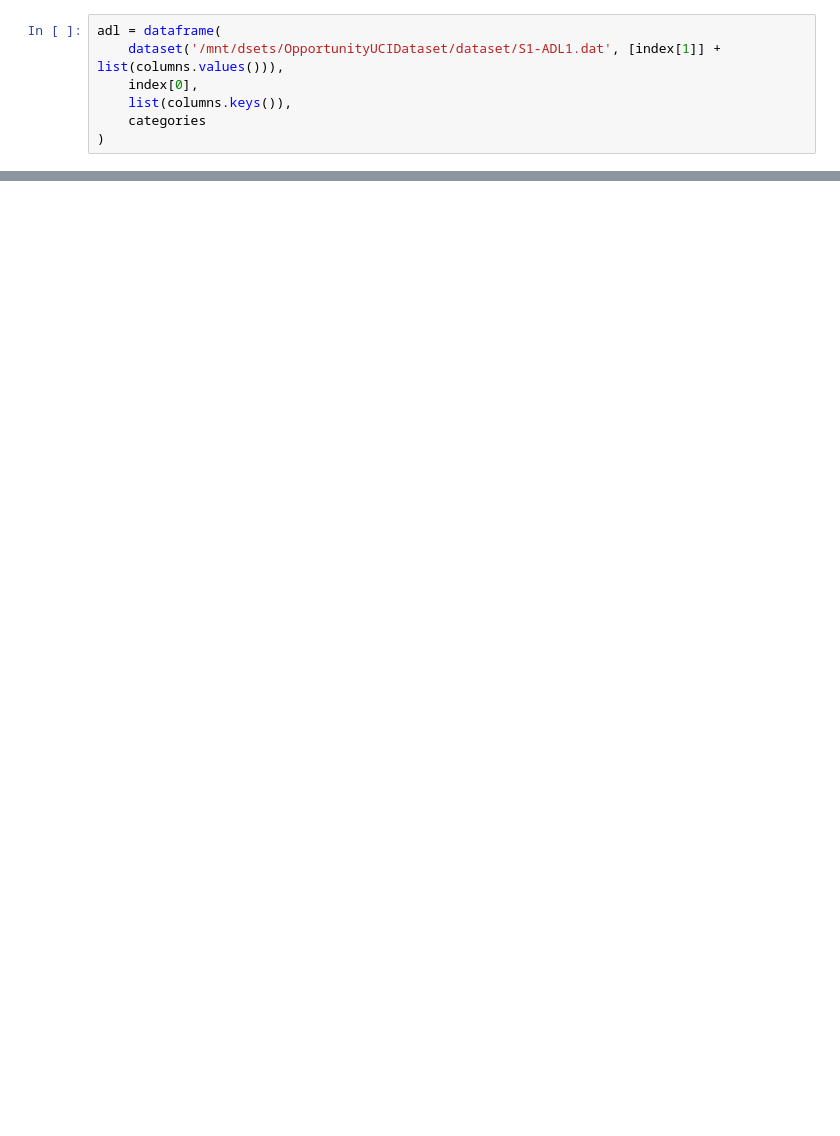
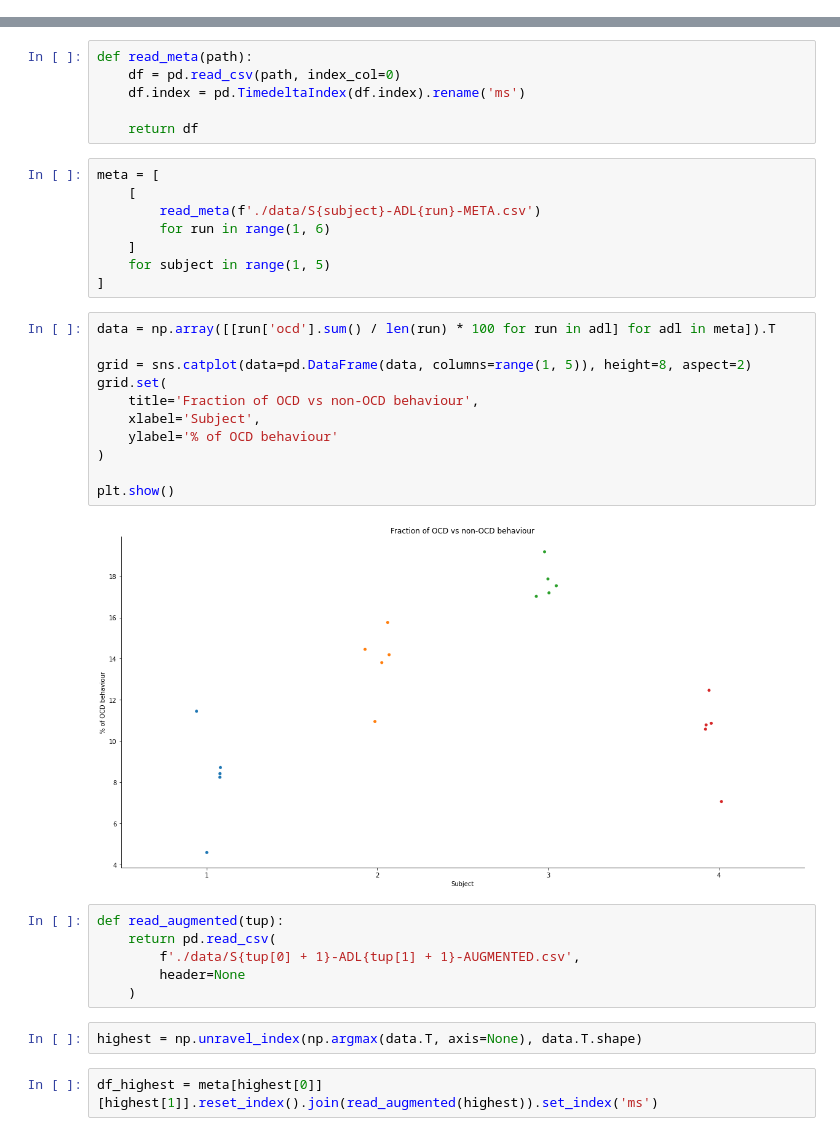
Before and after one commit to Lando-L/ocd-detection, a Jupyter notebook: Augmentation.ipynb, the cells around one changed output, grey strips where cells are left out. Drawn from its saved outputs; the diff is of its cells as text; blank space fills up the shorter version.

```diff
--- a/Augmentation.ipynb
+++ b/Augmentation.ipynb
@@ -101,7 +0,0 @@ def to_minutes(index):
-# %%
-adl = dataframe(
-    dataset('/mnt/dsets/OpportunityUCIDataset/dataset/S1-ADL1.dat', [index[1]] + list(columns.values())),
-    index[0],
-    list(columns.keys()),
-    categories
-)
@@ -375,0 +11,37 @@ fig.savefig('/home/Lando.Loeper/ocd-detection/ocd_behaviour.png')
+# %%
+def read_meta(path):
+    df = pd.read_csv(path, index_col=0)
+    df.index = pd.TimedeltaIndex(df.index).rename('ms')
+
+    return df
+# %%
+meta = [
+    [
+        read_meta(f'./data/S{subject}-ADL{run}-META.csv')
+        for run in range(1, 6)
+    ]
+    for subject in range(1, 5)
+]
+# %%
+data = np.array([[run['ocd'].sum() / len(run) * 100 for run in adl] for adl in meta]).T
+
+grid = sns.catplot(data=pd.DataFrame(data, columns=range(1, 5)), height=8, aspect=2)
+grid.set(
+    title='Fraction of OCD vs non-OCD behaviour',
+    xlabel='Subject',
+    ylabel='% of OCD behaviour'
+)
+
+plt.show()
+# %% [output]
+[figure, added]
+# %%
+def read_augmented(tup):
+    return pd.read_csv(
+        f'./data/S{tup[0] + 1}-ADL{tup[1] + 1}-AUGMENTED.csv',
+        header=None
+    )
+# %%
+highest = np.unravel_index(np.argmax(data.T, axis=None), data.T.shape)
+# %%
+df_highest = meta[highest[0]][highest[1]].reset_index().join(read_augmented(highest)).set_index('ms')
```
Also changed, not shown: parts of 51 cells of this notebook, 29 other files.
